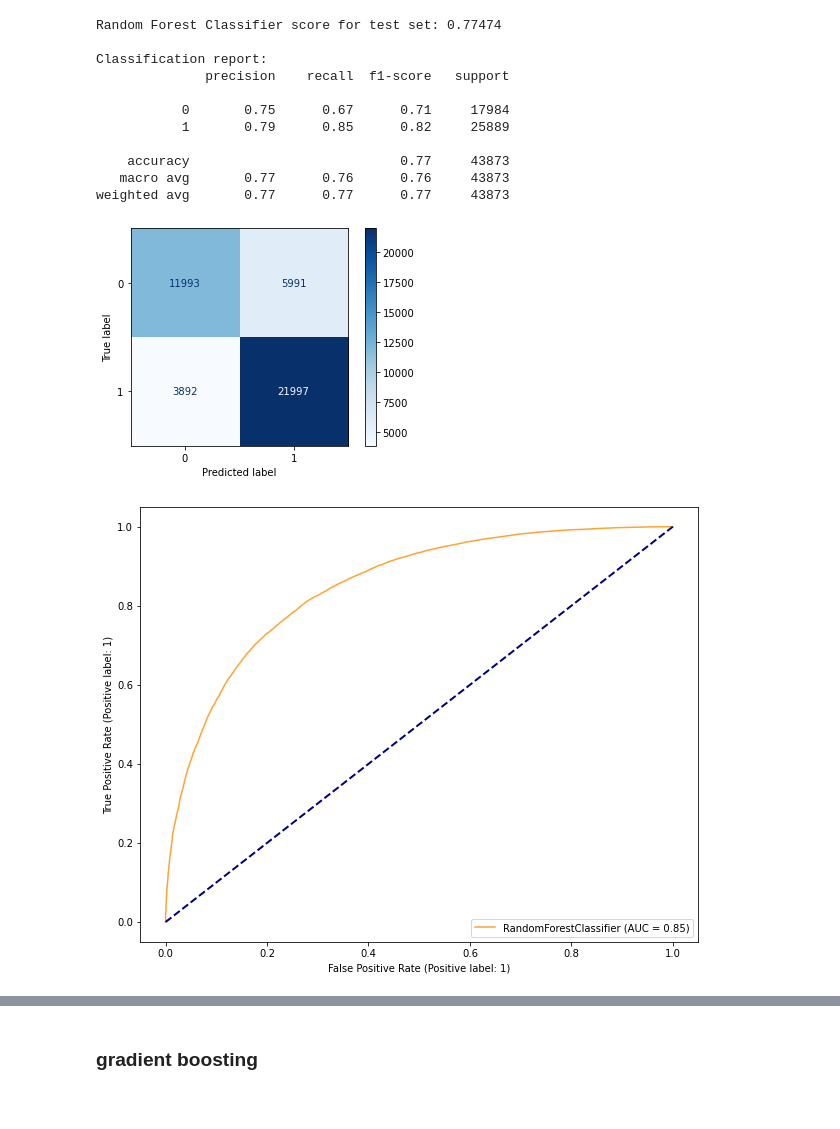
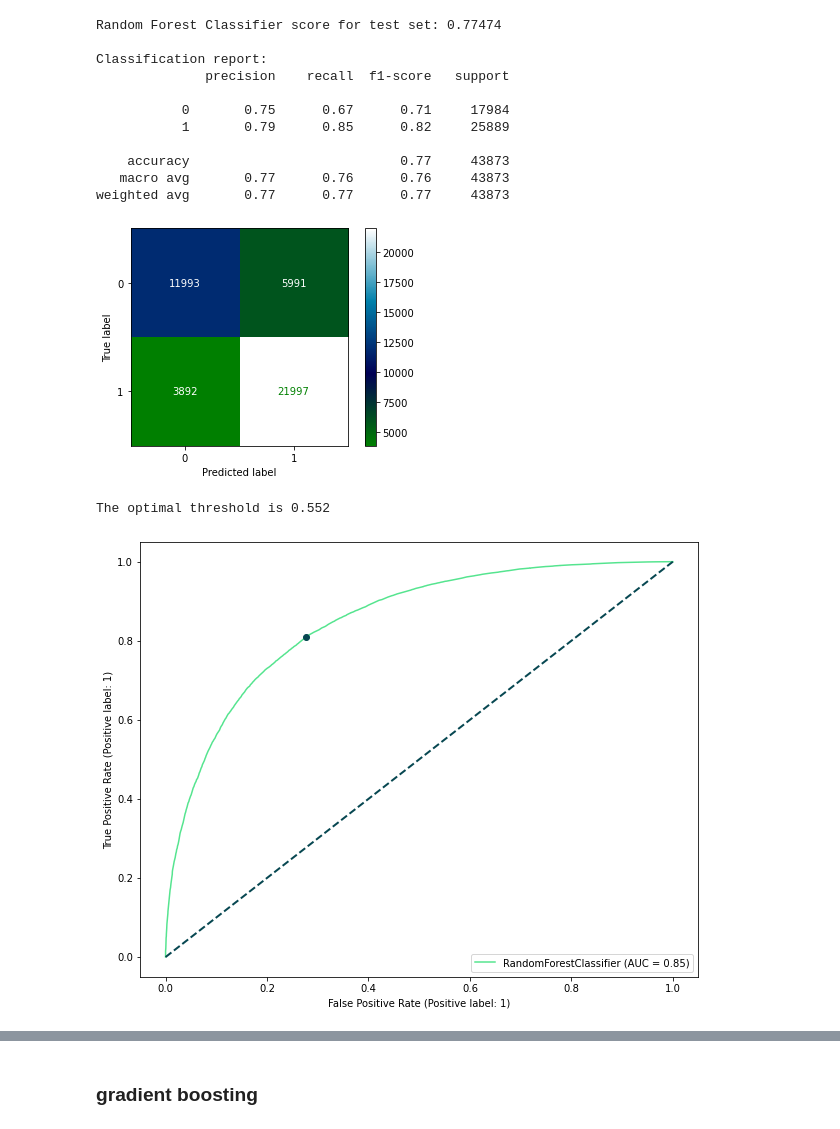
Before and after one commit to alicetsai1020/campaigns_on_kickstarter, a Jupyter notebook: models.ipynb, the cells around one changed output, grey strips where cells are left out. Saved outputs shown, nothing was run; the diff lists cells and outputs as text; code cells hidden in the pictures.

```diff
--- a/models.ipynb
+++ b/models.ipynb
@@ -208,16 +208,24 @@ Classification report:
 weighted avg       0.77      0.77      0.77     43873
 # %%
 # Confusion matrix
-plot_confusion_matrix(rf, X_test, y_test, cmap=plt.cm.Blues);
+plot_confusion_matrix(rf, X_test, y_test, cmap=plt.cm.ocean);
 # %% [output]
-[figure, old version]
+[figure, new version]
+# %%
+fpr_rf, tpr_rf, thresholds_rf = roc_curve(y_test, rf.predict_proba(X_test)[:, 1])
+optm_idx = np.argmax(tpr_rf - fpr_rf)
+optm_threshold = thresholds_rf[optm_idx]
+print(f'The optimal threshold is {optm_threshold}')
+# %% [output]
+The optimal threshold is 0.552
 # %%
 fig,ax=plt.subplots(figsize=(10,8))
 rf_roc = plot_roc_curve(rf, X_test, y_test, ax=ax,
-                        alpha=0.8, color='darkorange')
-ax.plot([0, 1], [0, 1], color='navy', lw=2, linestyle='--');
+                        alpha=0.8, color='#2bde73')
+ax.plot(fpr_rf[293], tpr_rf[293], 'o', color='#074751', label='point')
+ax.plot([0, 1], [0, 1], color='#074751', lw=2, linestyle='--');
 # %% [output]
-[figure, old version]
+[figure, new version]
 # %%
 def plot_feature_importance(importance,names,model_type):
 
```
Also changed, not shown: parts of 6 cells of this notebook.
